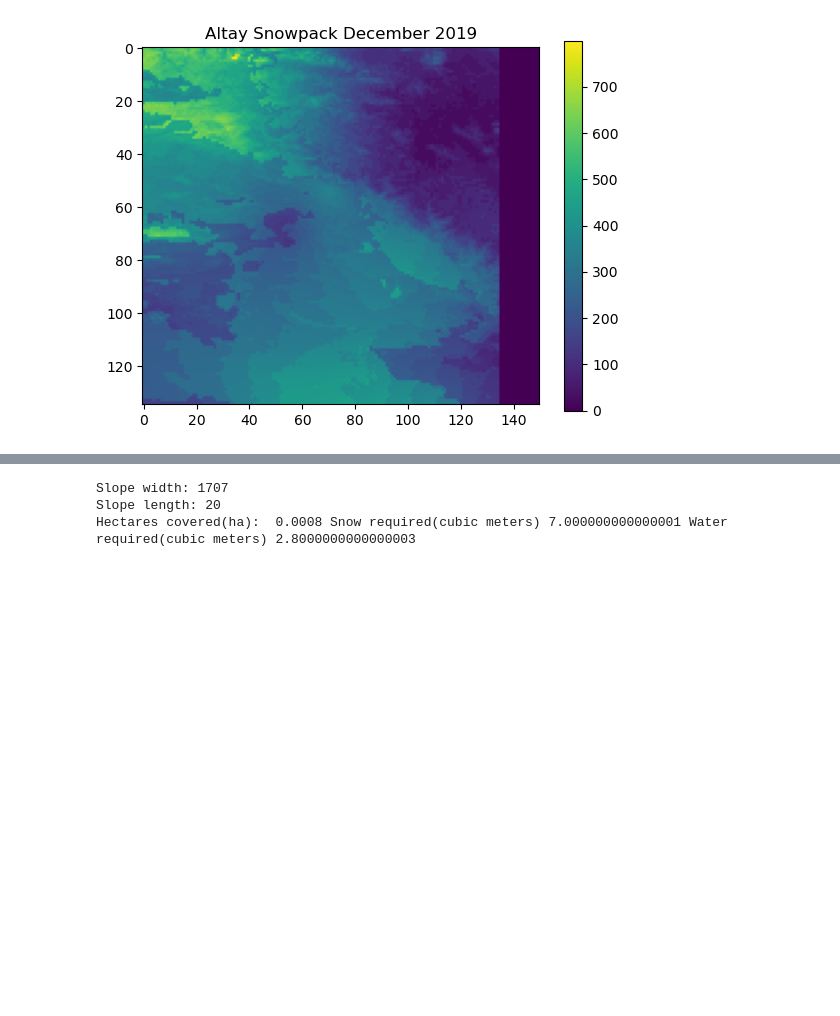
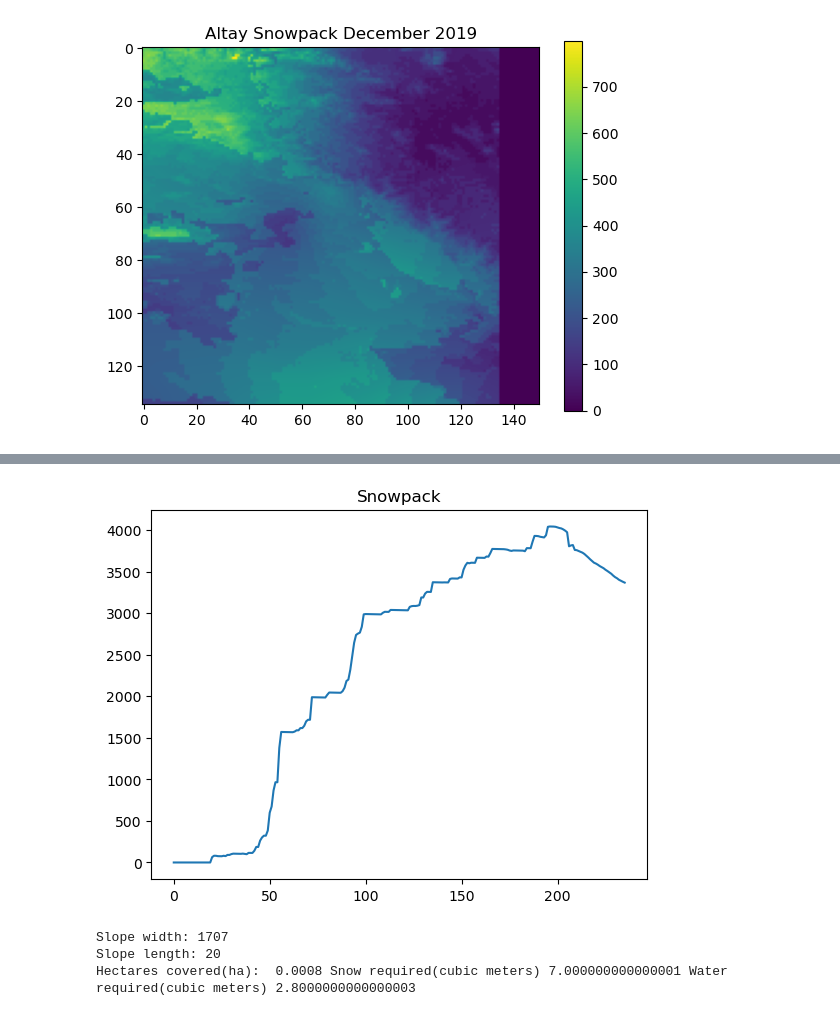
Before and after one commit to ribells/bruels, a Jupyter notebook: week7/Project Altay-bdc.ipynb, the cells around one changed output, grey strips where cells are left out. Cells and saved outputs as stored; diff of their text form; code cells hidden in the pictures; blank space fills up the shorter version.

Commit message:
improvements to Bruce's notebook contribution

```diff
--- a/week7/Project Altay-bdc.ipynb
+++ b/week7/Project Altay-bdc.ipynb
@@ -489,3 +535,62 @@ print(SWE[20][20]/100)
+# %%
+# see: https://www.hec.usace.army.mil/confluence/hmsdocs/hmsguides/modeling-snowmelt/using-the-snowmelt-modeling-capabilities-within-hec-hms
+
+import matplotlib.pyplot as plt
+
+#calculate snowpack based on weather data
+
+# dSWE = P - R + V + B, where:
+
+# d = change in
+# SWE = Snow Water Equivalent
+# P = Precipitation contribution (see rain-to-snow multiplier table below)
+# R = Run off (determined by phase change in the snowpack which is determined through the energy balance calculations)
+# V = mass gained by water Vapor (can be negative)
+# B = mass gained by Blowing snow (can be negative)
+
+# The melt rate for dry conditions typically ranges from 1 to 4 mm/degC-day
+
+rain_to_snow = [
+   #Tmin, Tmax, multiplier
+    [1, 40, 0],
+    [-2.8, 1, 10],
+    [-6.7, -2.8, 15],
+    [-9.5, -6.7, 20],
+    [-12.2, -9.5, 30],
+    [-17.8, -12.2, 40],
+    [-28.9, -17.8, 50],
+    [-60, -28.9, 100]]
+
+for i in range(0, len(Precip)):
+
+    P = Precip[i]
+
+    for r in range(0, len(rain_to_snow)):
+        if (T_air[i] >= rain_to_snow[r][0]):
+            if (T_air[i] < rain_to_snow[r][1]):
+                P = Precip[i]*rain_to_snow[r][2]
+
+    R = 0
+    if T_air[i] > 0:
+        if P == 0:
+            R = T_air[i] * 2.5
+        else:
+            R = T_air[i] * 200.0
+    else:
+        R = 0.5
+
+    SWE[i+1] = SWE[i] + P - R
+
+    if(SWE[i+1] < 0):
+        SWE[i+1] = 0
+
+#plot the stock's performance
+plt.plot(SWE)
+plt.title('Snowpack')
+
+plt.show()
+# %% [output]
+[figure, added]
 # %%
 # Use a map for dynamic identification of where snowmaking is being considered
 
```
Also changed, not shown: parts of 1 cell of this notebook, 1 other file.
